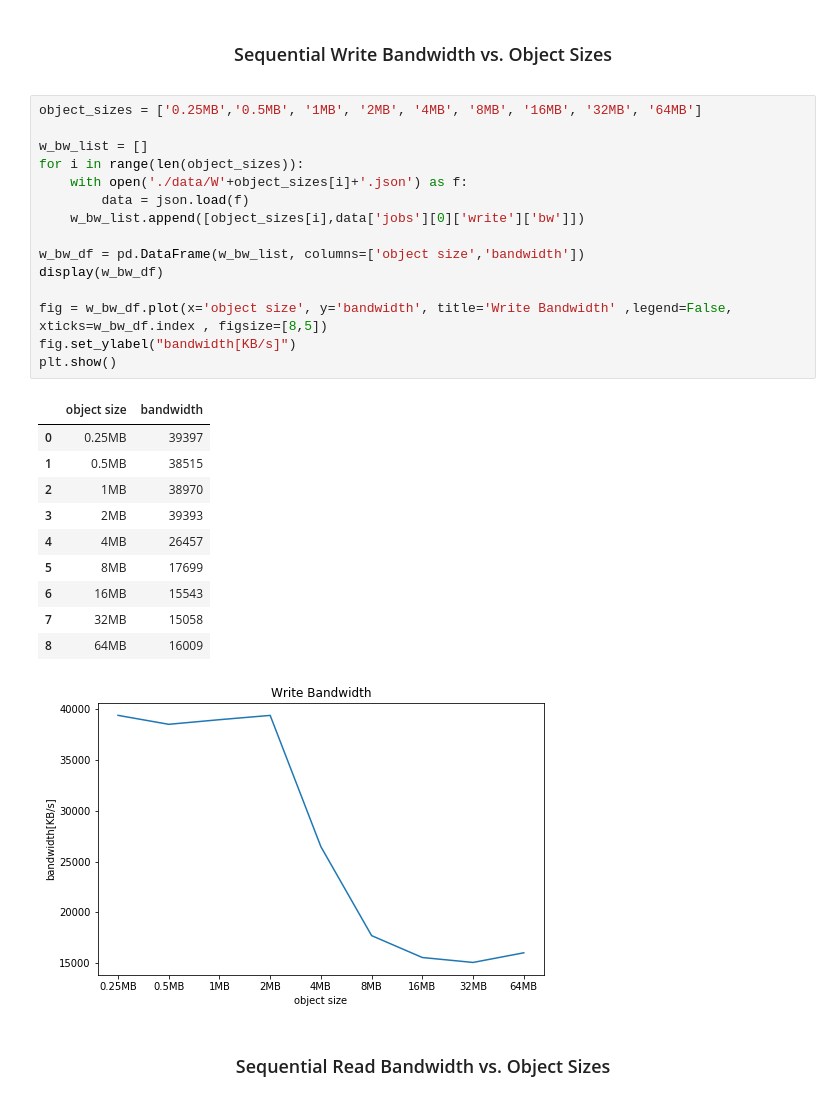
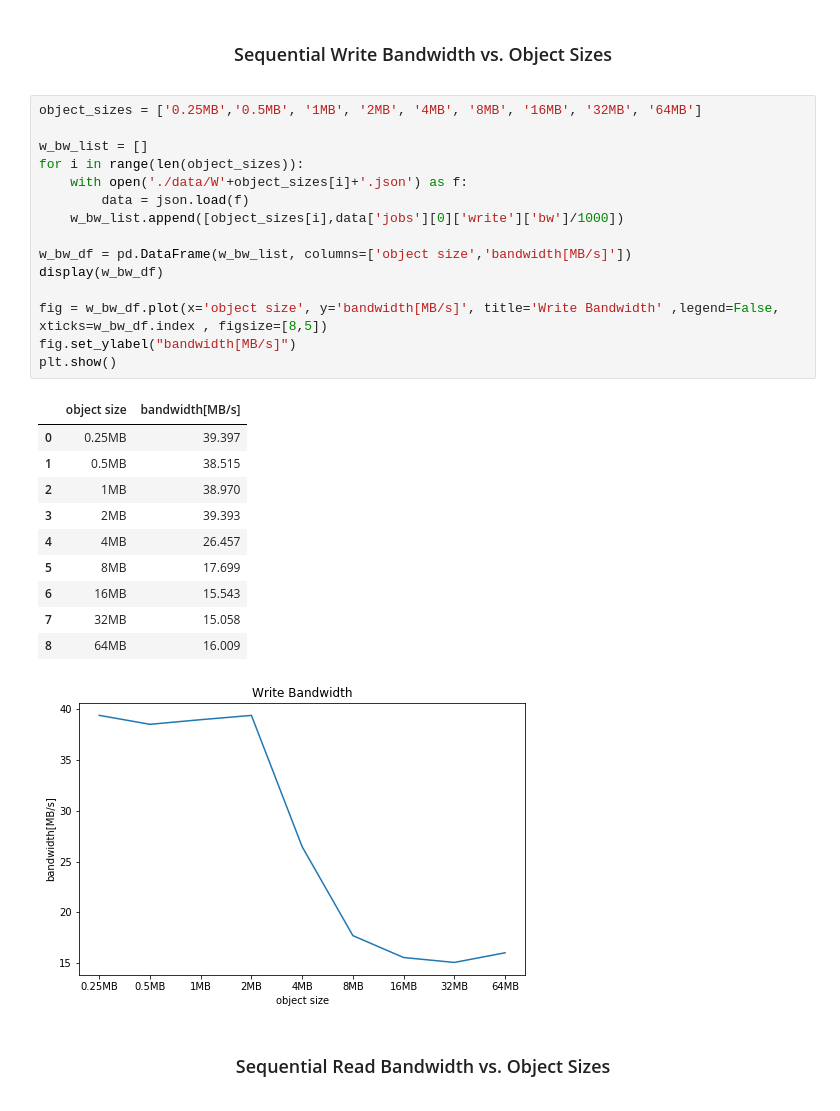
Before and after one commit to xweichu/object_size, a Jupyter notebook: object_size.ipynb, the cells around one changed output. Cells and saved outputs as stored; diff of their text form.

```diff
--- a/object_size.ipynb
+++ b/object_size.ipynb
@@ -24,30 +24,30 @@ display(HTML("""
 # %%
 object_sizes = ['0.25MB','0.5MB', '1MB', '2MB', '4MB', '8MB', '16MB', '32MB', '64MB']
 
 w_bw_list = []
 for i in range(len(object_sizes)):
     with open('./data/W'+object_sizes[i]+'.json') as f:
         data = json.load(f)
-    w_bw_list.append([object_sizes[i],data['jobs'][0]['write']['bw']])
+    w_bw_list.append([object_sizes[i],data['jobs'][0]['write']['bw']/1000])
 
-w_bw_df = pd.DataFrame(w_bw_list, columns=['object size','bandwidth'])
+w_bw_df = pd.DataFrame(w_bw_list, columns=['object size','bandwidth[MB/s]'])
 display(w_bw_df)
 
-fig = w_bw_df.plot(x='object size', y='bandwidth', title='Write Bandwidth' ,legend=False, xticks=w_bw_df.index , figsize=[8,5])
-fig.set_ylabel("bandwidth[KB/s]")
+fig = w_bw_df.plot(x='object size', y='bandwidth[MB/s]', title='Write Bandwidth' ,legend=False, xticks=w_bw_df.index , figsize=[8,5])
+fig.set_ylabel("bandwidth[MB/s]")
 plt.show()
 # %% [output]
-|  | object size | bandwidth |
-| 0 | 0.25MB | 39397 |
-| 1 | 0.5MB | 38515 |
-| 2 | 1MB | 38970 |
-| 3 | 2MB | 39393 |
-| 4 | 4MB | 26457 |
-| 5 | 8MB | 17699 |
-| 6 | 16MB | 15543 |
-| 7 | 32MB | 15058 |
-| 8 | 64MB | 16009 |
+|  | object size | bandwidth[MB/s] |
+| 0 | 0.25MB | 39.397 |
+| 1 | 0.5MB | 38.515 |
+| 2 | 1MB | 38.970 |
+| 3 | 2MB | 39.393 |
+| 4 | 4MB | 26.457 |
+| 5 | 8MB | 17.699 |
+| 6 | 16MB | 15.543 |
+| 7 | 32MB | 15.058 |
+| 8 | 64MB | 16.009 |
-[figure, old version]
+[figure, new version]
 # %% [markdown]
 <center> <h3> Sequential Read Bandwidth vs. Object Sizes </h3> </center>
 # %%
```
Also changed, not shown: parts of 4 cells of this notebook.
